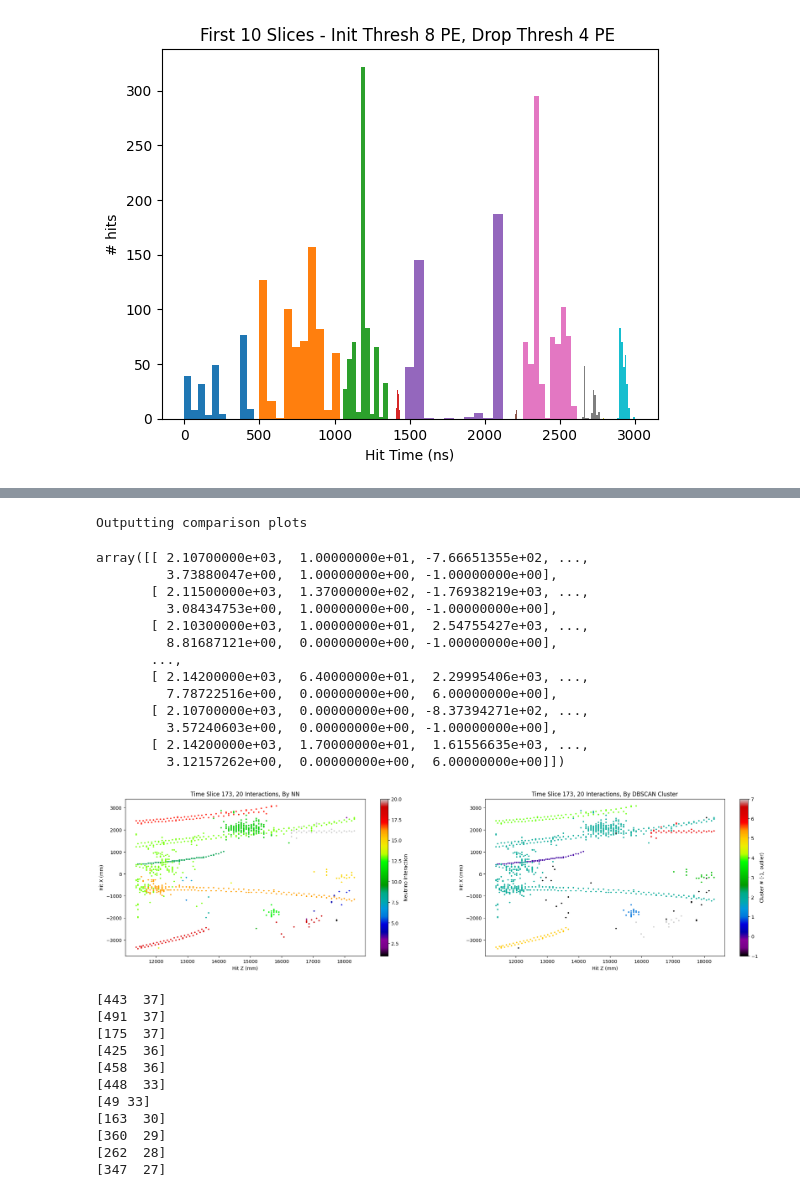
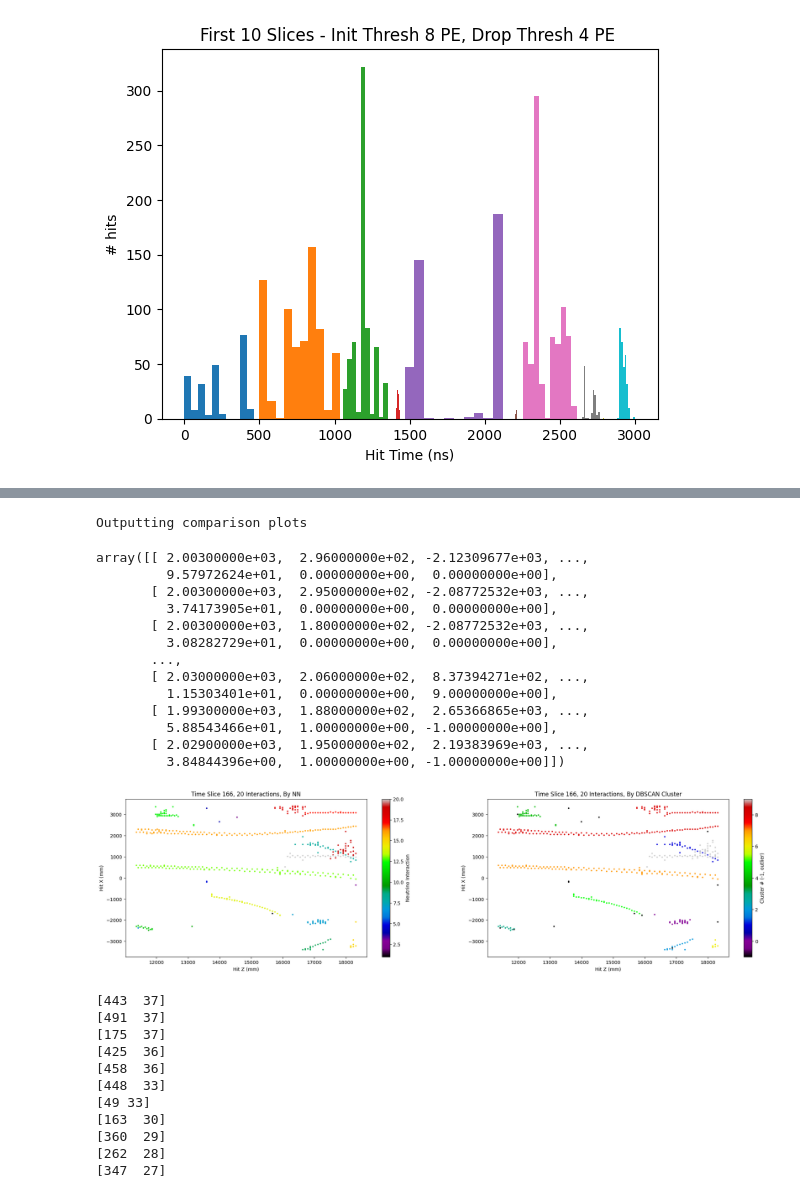
Before and after one commit to wer2ct/DUNE-TMS_timing_study, a Jupyter notebook: python/TimeSlicerAnalysis.ipynb, the cells around one changed output, grey strips where cells are left out. Drawn from its saved outputs; the diff is of its cells as text; code cells hidden in the pictures.

```diff
--- a/python/TimeSlicerAnalysis.ipynb
+++ b/python/TimeSlicerAnalysis.ipynb
@@ -355,22 +357,22 @@ plt.show()
 # %%
 #Clustering! A single example
-MakeClustersDBSCAN(slice_list, selected_slice = 173, MinCluster = 6, Epsilon = 0.1, plot = True)
+MakeClustersDBSCAN(slice_list, selected_slice = 166, MinCluster = 6, Epsilon = 0.1, plot = True)
 # %% [output]
 Outputting comparison plots
-array([[ 2.10700000e+03,  1.00000000e+01, -7.66651355e+02, ...,
-         3.73880047e+00,  1.00000000e+00, -1.00000000e+00],
-       [ 2.11500000e+03,  1.37000000e+02, -1.76938219e+03, ...,
-         3.08434753e+00,  1.00000000e+00, -1.00000000e+00],
-       [ 2.10300000e+03,  1.00000000e+01,  2.54755427e+03, ...,
-         8.81687121e+00,  0.00000000e+00, -1.00000000e+00],
+array([[ 2.00300000e+03,  2.96000000e+02, -2.12309677e+03, ...,
+         9.57972624e+01,  0.00000000e+00,  0.00000000e+00],
+       [ 2.00300000e+03,  2.95000000e+02, -2.08772532e+03, ...,
+         3.74173905e+01,  0.00000000e+00,  0.00000000e+00],
+       [ 2.00300000e+03,  1.80000000e+02, -2.08772532e+03, ...,
+         3.08282729e+01,  0.00000000e+00,  0.00000000e+00],
        ...,
-       [ 2.14200000e+03,  6.40000000e+01,  2.29995406e+03, ...,
-         7.78722516e+00,  0.00000000e+00,  6.00000000e+00],
-       [ 2.10700000e+03,  0.00000000e+00, -8.37394271e+02, ...,
-         3.57240603e+00,  0.00000000e+00, -1.00000000e+00],
-       [ 2.14200000e+03,  1.70000000e+01,  1.61556635e+03, ...,
-         3.12157262e+00,  0.00000000e+00,  6.00000000e+00]])
+       [ 2.03000000e+03,  2.06000000e+02,  8.37394271e+02, ...,
+         1.15303401e+01,  0.00000000e+00,  9.00000000e+00],
+       [ 1.99300000e+03,  1.88000000e+02,  2.65366865e+03, ...,
+         5.88543466e+01,  1.00000000e+00, -1.00000000e+00],
+       [ 2.02900000e+03,  1.95000000e+02,  2.19383969e+03, ...,
+         3.84844396e+00,  1.00000000e+00, -1.00000000e+00]])
-[figure, old version]
+[figure, new version]
 # %%
 #Example basically only for the purpose of a nice plot:
 #Find the most populated slice:
```
Also changed, not shown: parts of 9 cells of this notebook, 48 other files.
